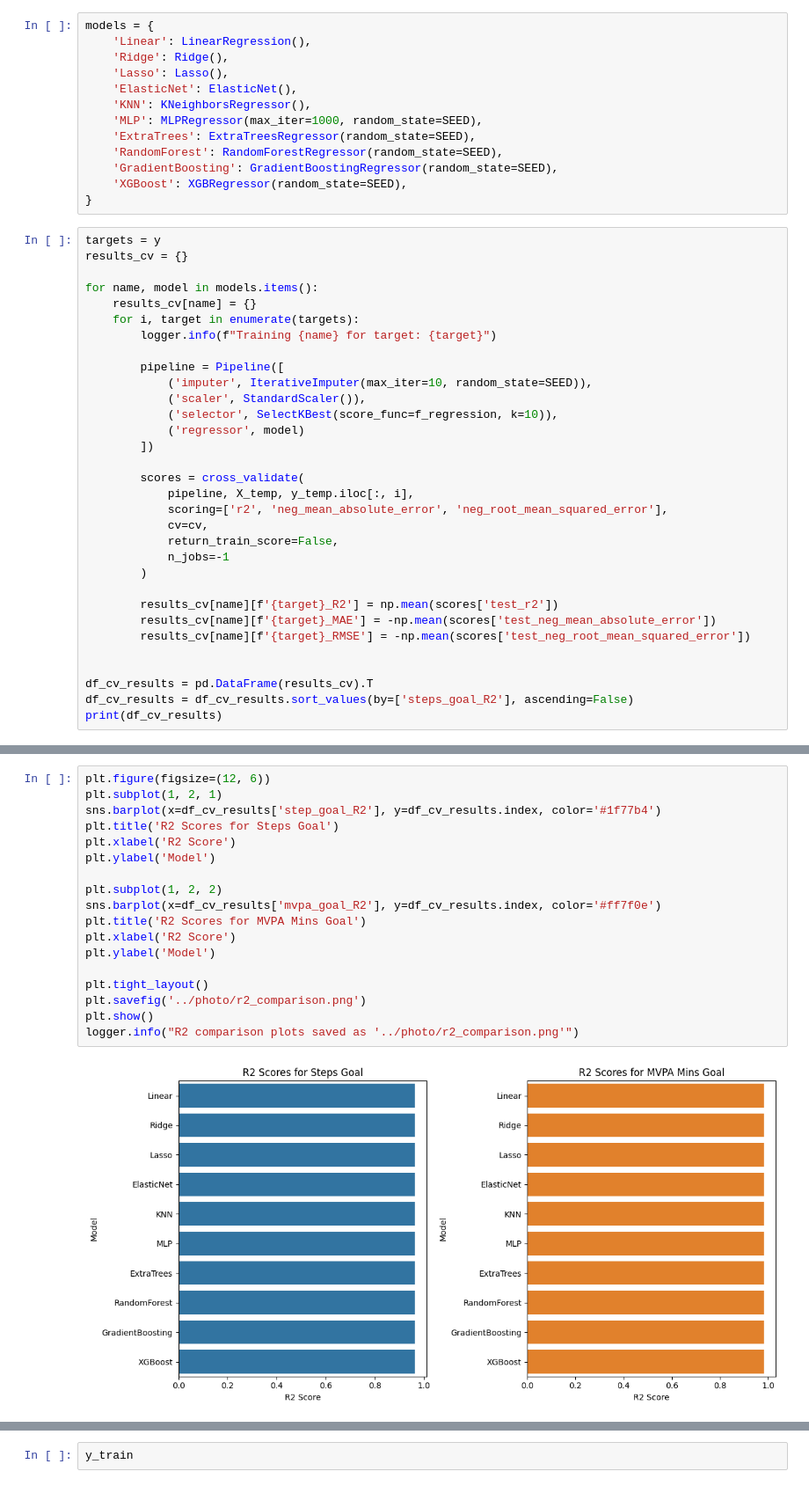
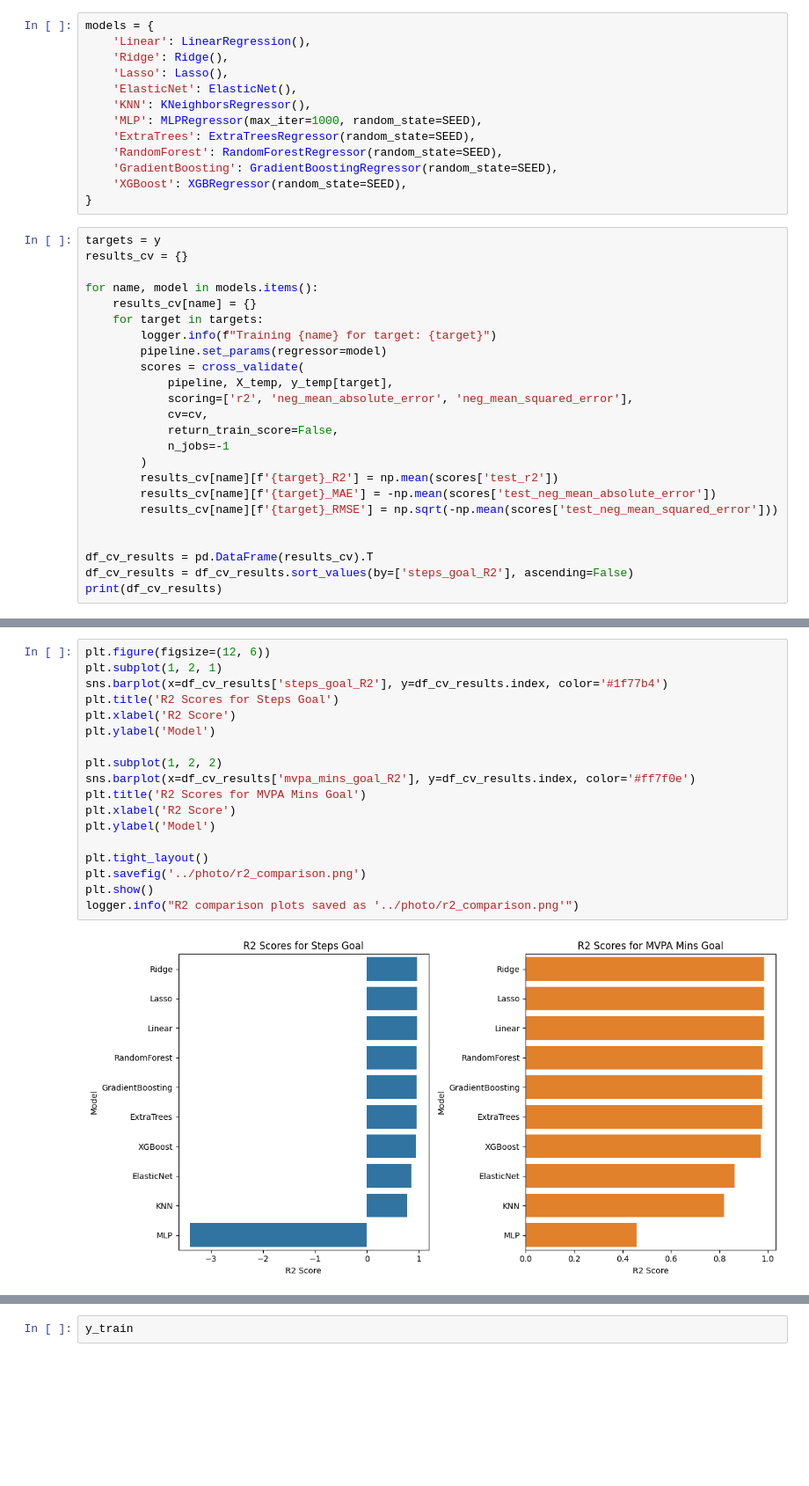
Before and after one commit to aliowx/activity-goal-prediction, a Jupyter notebook: notebook/model.ipynb, the cells around one changed output, grey strips where cells are left out. Shown at 88% size. Cells and saved outputs as stored; diff of their text form; blank space fills up the shorter version.

Commit message:
feat:✍  new up model

```diff
--- a/notebook/model.ipynb
+++ b/notebook/model.ipynb
@@ -285,27 +285,19 @@ results_cv = {}
 
 for name, model in models.items():
     results_cv[name] = {}
-    for i, target in enumerate(targets):
+    for target in targets:
         logger.info(f"Training {name} for target: {target}")
-
-        pipeline = Pipeline([
-            ('imputer', IterativeImputer(max_iter=10, random_state=SEED)),
-            ('scaler', StandardScaler()),
-            ('selector', SelectKBest(score_func=f_regression, k=10)),
-            ('regressor', model)
-        ])
-
+        pipeline.set_params(regressor=model)
         scores = cross_validate(
-            pipeline, X_temp, y_temp.iloc[:, i],
-            scoring=['r2', 'neg_mean_absolute_error', 'neg_root_mean_squared_error'],
+            pipeline, X_temp, y_temp[target],
+            scoring=['r2', 'neg_mean_absolute_error', 'neg_mean_squared_error'],
             cv=cv,
             return_train_score=False,
             n_jobs=-1
         )
-
         results_cv[name][f'{target}_R2'] = np.mean(scores['test_r2'])
         results_cv[name][f'{target}_MAE'] = -np.mean(scores['test_neg_mean_absolute_error'])
-        results_cv[name][f'{target}_RMSE'] = -np.mean(scores['test_neg_root_mean_squared_error'])
+        results_cv[name][f'{target}_RMSE'] = np.sqrt(-np.mean(scores['test_neg_mean_squared_error']))
 
 
 df_cv_results = pd.DataFrame(results_cv).T
@@ -366,20 +353,20 @@ df_cv_results
 # %%
 plt.figure(figsize=(12, 6))
 plt.subplot(1, 2, 1)
-sns.barplot(x=df_cv_results['step_goal_R2'], y=df_cv_results.index, color='#1f77b4')
+sns.barplot(x=df_cv_results['steps_goal_R2'], y=df_cv_results.index, color='#1f77b4')
 plt.title('R2 Scores for Steps Goal')
 plt.xlabel('R2 Score')
 plt.ylabel('Model')
 
 plt.subplot(1, 2, 2)
-sns.barplot(x=df_cv_results['mvpa_goal_R2'], y=df_cv_results.index, color='#ff7f0e')
+sns.barplot(x=df_cv_results['mvpa_mins_goal_R2'], y=df_cv_results.index, color='#ff7f0e')
 plt.title('R2 Scores for MVPA Mins Goal')
 plt.xlabel('R2 Score')
 plt.ylabel('Model')
 
 plt.tight_layout()
 plt.savefig('../photo/r2_comparison.png')
 plt.show()
 logger.info("R2 comparison plots saved as '../photo/r2_comparison.png'")
 # %% [output]
-[figure, old version]
+[figure, new version]
```
Also changed, not shown: parts of 12 cells of this notebook.
